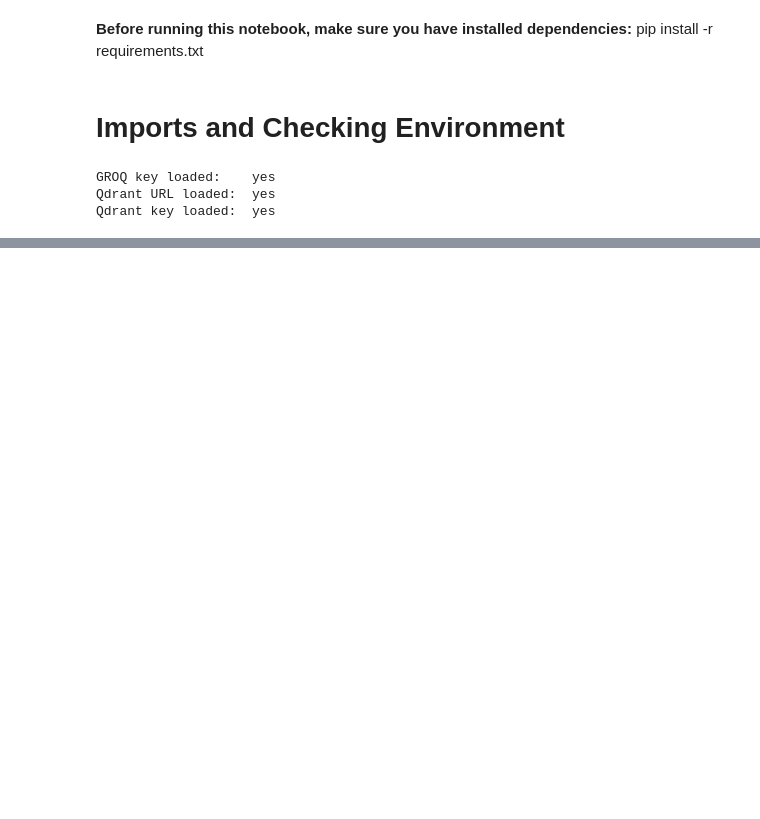
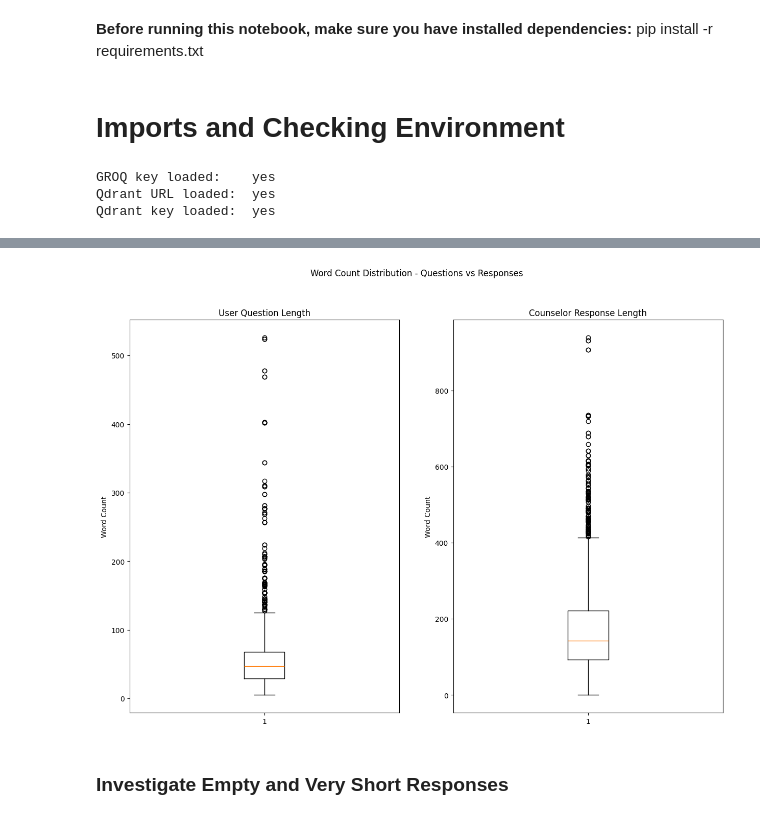
Before and after one commit to mohamed-elessawy/Mental-Health-RAG-Chatbot, a Jupyter notebook: notebooks/module4_rag_pipeline.ipynb, the cells around one changed output, grey strips where cells are left out. Drawn from its saved outputs; the diff is of its cells as text; code cells hidden in the pictures; blank space fills up the shorter version.

```diff
--- a/notebooks/module4_rag_pipeline.ipynb
+++ b/notebooks/module4_rag_pipeline.ipynb
@@ -81,0 +176,20 @@ User: I'm going through some things with my feelings and myself. I barely sleep
+# %%
+# Word count = split by spaces and count
+df_clean['context_words']  = df_clean['Context'].str.split().str.len()
+df_clean['response_words'] = df_clean['Response'].str.split().str.len()
+
+print("=" * 45)
+print("  WORD COUNT ANALYSIS")
+print("=" * 45)
+
+print("\nUser question length (words):")
+print(f"  Shortest  : {df_clean['context_words'].min()} words")
+print(f"  Longest   : {df_clean['context_words'].max()} words")
+print(f"  Average   : {df_clean['context_words'].mean():.0f} words")
+print(f"  Median    : {df_clean['context_words'].median():.0f} words")
+
+print(f"\nCounselor response length (words):")
+print(f"  Shortest  : {df_clean['response_words'].min()} words")
+print(f"  Longest   : {df_clean['response_words'].max()} words")
+print(f"  Average   : {df_clean['response_words'].mean():.0f} words")
+print(f"  Median    : {df_clean['response_words'].median():.0f} words")
@@ -81,0 +212,17 @@ User: I'm going through some things with my feelings and myself. I barely sleep
+# %%
+fig, axes = plt.subplots(1, 2, figsize=(15, 10))
+
+axes[0].boxplot(df_clean['context_words'])
+axes[0].set_title('User Question Length')
+axes[0].set_ylabel('Word Count')
+
+axes[1].boxplot(df_clean['response_words'])
+axes[1].set_title('Counselor Response Length')
+axes[1].set_ylabel('Word Count')
+
+fig.suptitle('Word Count Distribution - Questions vs Responses')
+plt.show()
+# %% [output]
+[figure, added]
+# %% [markdown]
+### Investigate Empty and Very Short Responses
```
Also changed, not shown: parts of 46 cells of this notebook, 3 other files.
